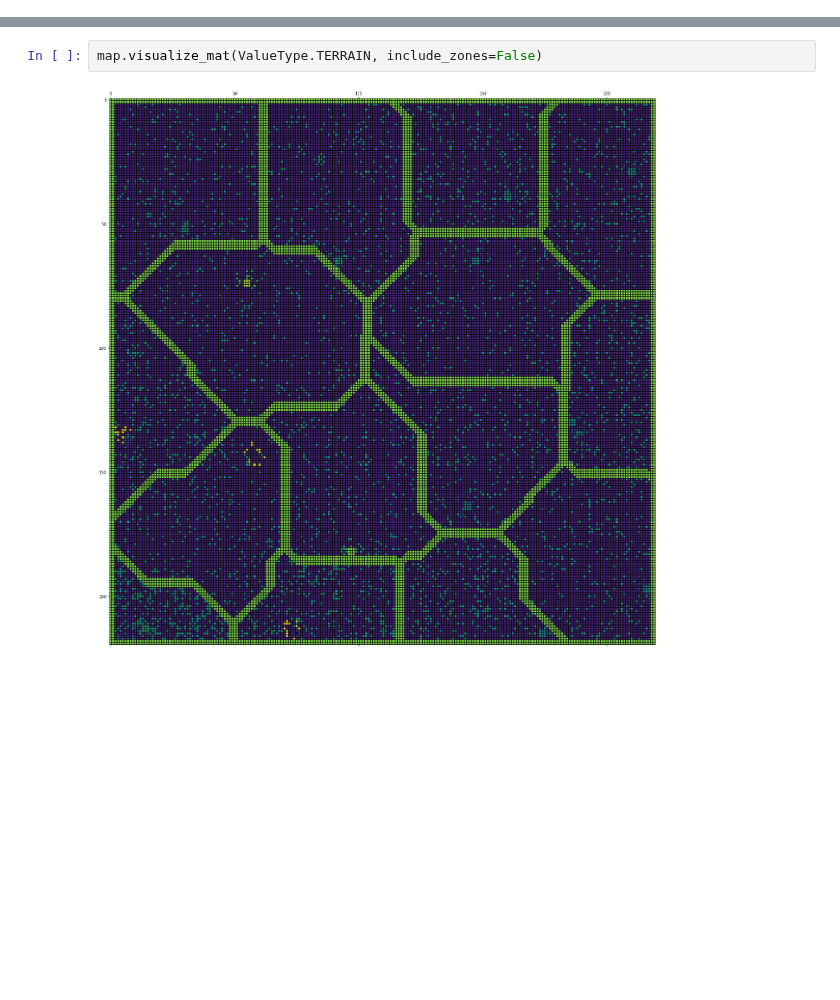
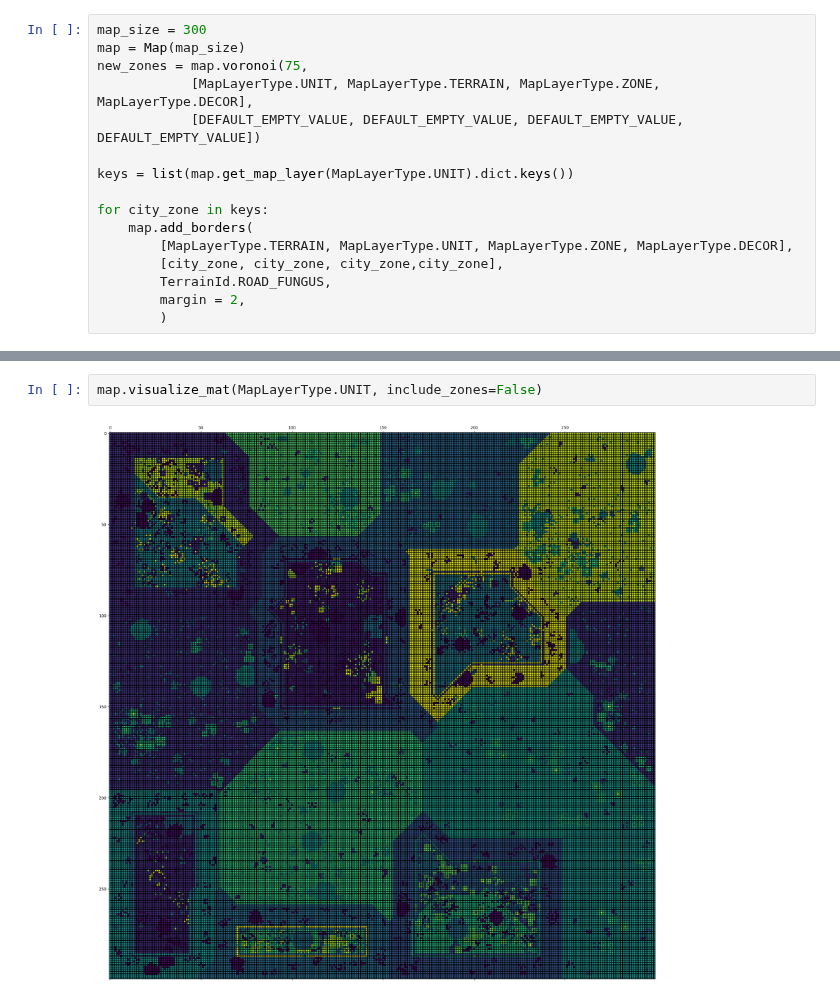
Before and after one commit to QuantumCreation/aoe2mapgenerator, a Jupyter notebook: maingenerator.ipynb, the cells around one changed output, grey strips where cells are left out. Cells and saved outputs as stored; diff of their text form; blank space fills up the shorter version.

```diff
--- a/maingenerator.ipynb
+++ b/maingenerator.ipynb
@@ -132,0 +33,16 @@ min([val for val in map.zone_dict if type(val) == int])
+# %%
+map_size = 300
+map = Map(map_size)
+new_zones = map.voronoi(75,
+            [MapLayerType.UNIT, MapLayerType.TERRAIN, MapLayerType.ZONE, MapLayerType.DECOR],
+            [DEFAULT_EMPTY_VALUE, DEFAULT_EMPTY_VALUE, DEFAULT_EMPTY_VALUE, DEFAULT_EMPTY_VALUE])
+
+keys = list(map.get_map_layer(MapLayerType.UNIT).dict.keys())
+
+for city_zone in keys:
+    map.add_borders(
+        [MapLayerType.TERRAIN, MapLayerType.UNIT, MapLayerType.ZONE, MapLayerType.DECOR],
+        [city_zone, city_zone, city_zone,city_zone],
+        TerrainId.ROAD_FUNGUS,
+        margin = 2,
+        )
@@ -133,7 +155,7 @@ min([val for val in map.zone_dict if type(val) == int])
 # %%
-map.visualize_mat(ValueType.TERRAIN, include_zones=False)
+map.visualize_mat(MapLayerType.UNIT, include_zones=False)
 # %% [output]
-[figure, old version]
+[figure, new version]
 # %%
 scenario = Scenario(input_name, map)
 # %% [output]
```
Also changed, not shown: parts of 14 cells of this notebook, 42 other files.
